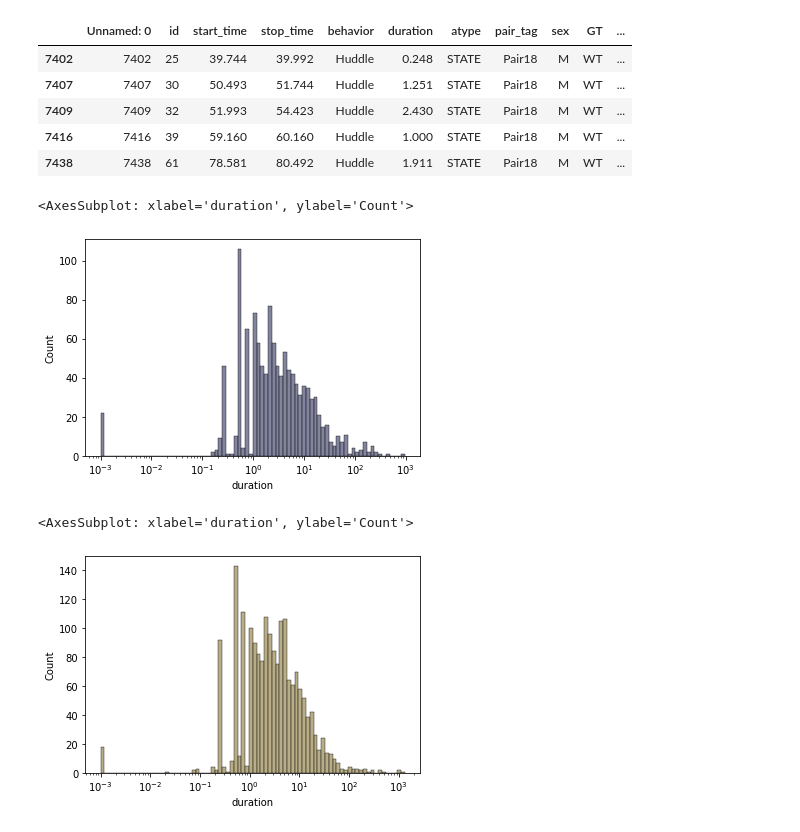
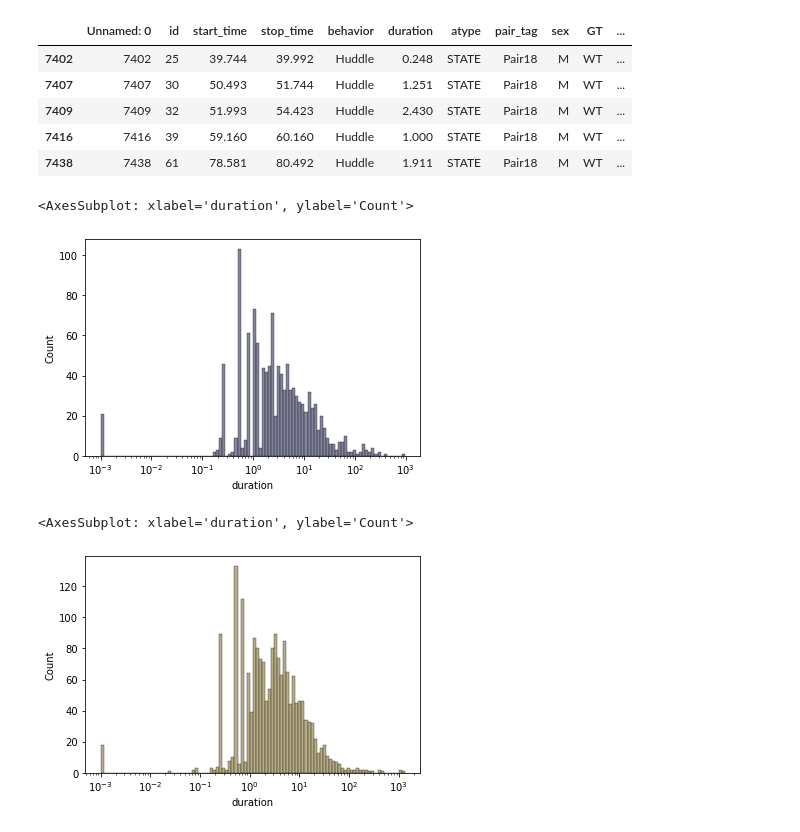
Before and after one commit to nhoglen/scn2a-paper-GWJSNH-code, a Jupyter notebook: 240827_scratch_homecageHuddleDuration.ipynb, the cells around one changed output. Drawn from its saved outputs; the diff is of its cells as text; code cells hidden in the pictures.

```diff
--- a/240827_scratch_homecageHuddleDuration.ipynb
+++ b/240827_scratch_homecageHuddleDuration.ipynb
@@ -68,10 +68,10 @@ wtmdf.head()
 | 7416 | 7416 | 39 | 59.160 | 60.160 | Huddle | 1.000 | STATE | Pair18 | M | WT | ... |
 | 7438 | 7438 | 61 | 78.581 | 80.492 | Huddle | 1.911 | STATE | Pair18 | M | WT | ... |
 # %%
-sns.histplot(data=wtmdf,x='duration',bins=80,log_scale=(10,False),color=mcols[0])
+sns.histplot(data=wtmdf,x='duration',bins=100,log_scale=(10,False),color=mcols[0])
 # %% [output]
 <AxesSubplot: xlabel='duration', ylabel='Count'>
-[figure, old version]
+[figure, new version]
 # %%
 # ----- DICE UP DATA -----
 
@@ -93,7 +93,7 @@ allIdx = np.logical_and(idx1,idx2)
 # filtered data
 wtfdf = data[allIdx]
 # %%
-sns.histplot(data=wtfdf,x='duration',bins=80,log_scale=(10,False),color=fcols[0])
+sns.histplot(data=wtfdf,x='duration',bins=100,log_scale=(10,False),color=fcols[0])
 # %% [output]
 <AxesSubplot: xlabel='duration', ylabel='Count'>
-[figure, old version]
+[figure, new version]
```
Also changed, not shown: parts of 2 cells of this notebook, 3 other files.
